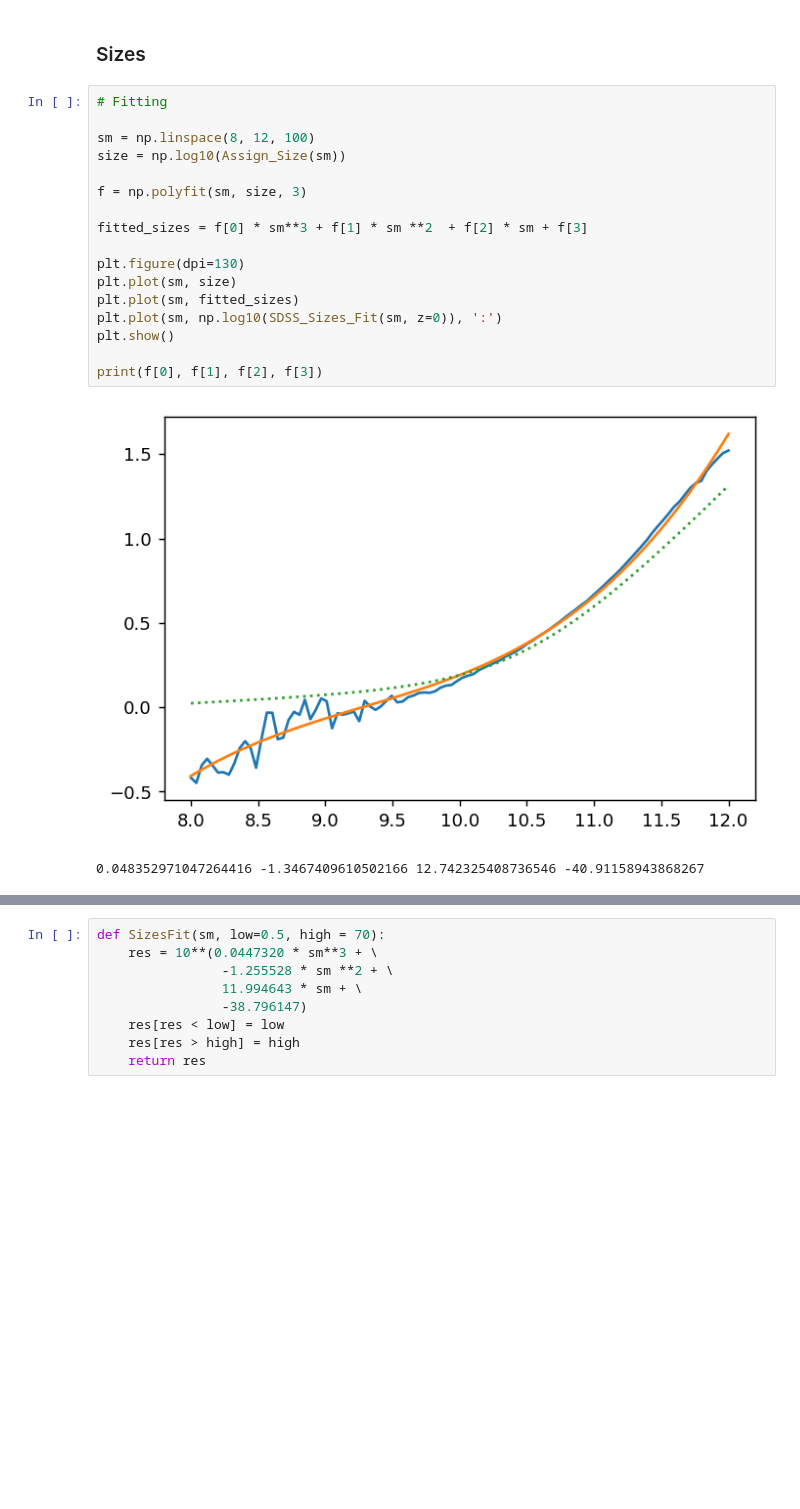
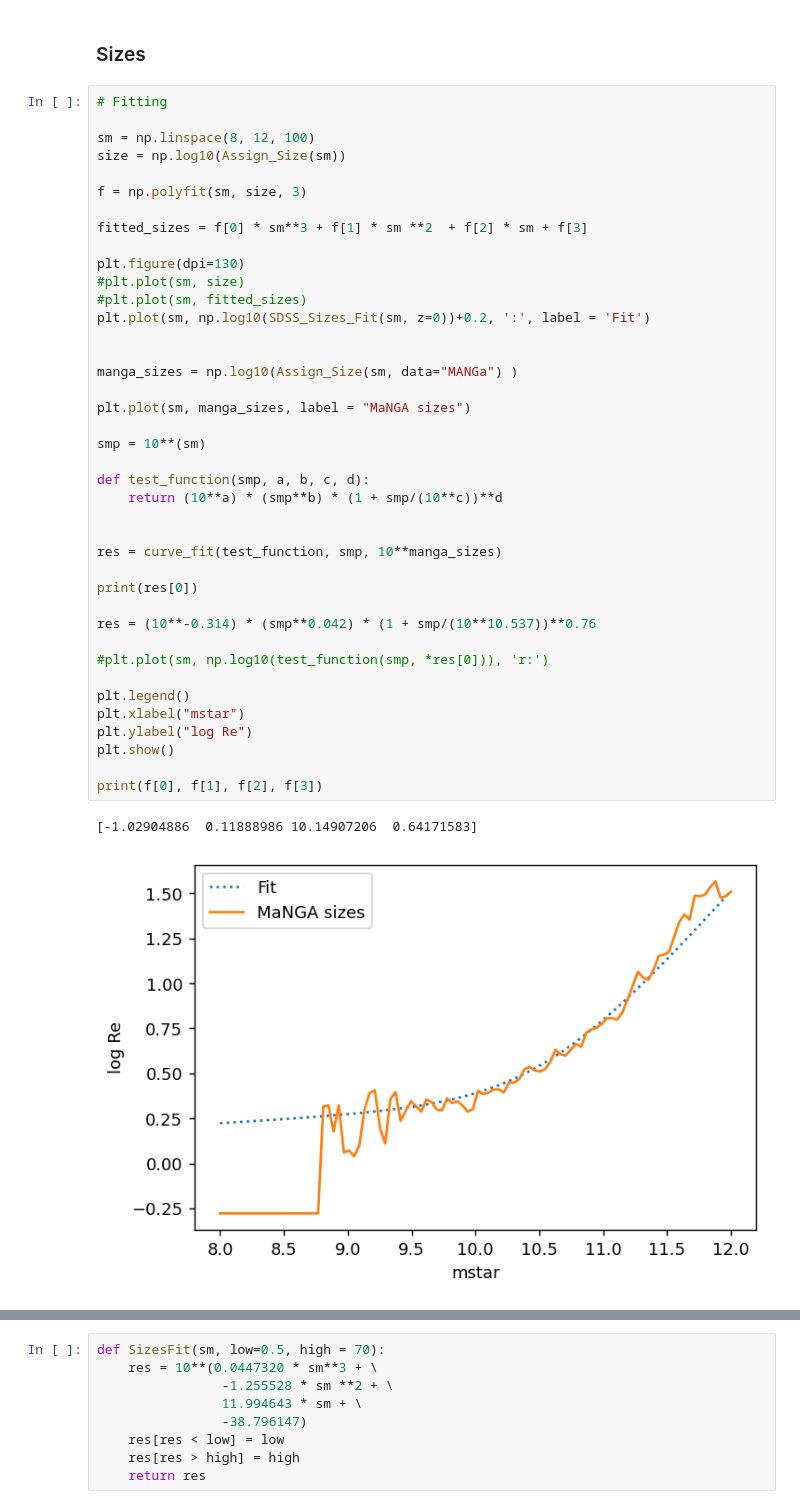
Before and after one commit to ChrisMarsden833/GalaxyTools, a Jupyter notebook: RelationsComparison.ipynb, the cells around one changed output, grey strips where cells are left out. Drawn from its saved outputs; the diff is of its cells as text; blank space fills up the shorter version.

```diff
--- a/RelationsComparison.ipynb
+++ b/RelationsComparison.ipynb
@@ -7,20 +8,43 @@ from SDSSExtractor import *
 # %%
 # Fitting
 
 sm = np.linspace(8, 12, 100)
 size = np.log10(Assign_Size(sm))
 
 f = np.polyfit(sm, size, 3)
 
 fitted_sizes = f[0] * sm**3 + f[1] * sm **2  + f[2] * sm + f[3]
 
 plt.figure(dpi=130)
-plt.plot(sm, size)
-plt.plot(sm, fitted_sizes)
-plt.plot(sm, np.log10(SDSS_Sizes_Fit(sm, z=0)), ':')
+#plt.plot(sm, size)
+#plt.plot(sm, fitted_sizes)
+plt.plot(sm, np.log10(SDSS_Sizes_Fit(sm, z=0))+0.2, ':', label = 'Fit')
+
+
+manga_sizes = np.log10(Assign_Size(sm, data="MANGa") )
+
+plt.plot(sm, manga_sizes, label = "MaNGA sizes")
+
+smp = 10**(sm)
+
+def test_function(smp, a, b, c, d):
+    return (10**a) * (smp**b) * (1 + smp/(10**c))**d
+
+
+res = curve_fit(test_function, smp, 10**manga_sizes)
+
+print(res[0])
+
+res = (10**-0.314) * (smp**0.042) * (1 + smp/(10**10.537))**0.76
+
+#plt.plot(sm, np.log10(test_function(smp, *res[0])), 'r:')
+
+plt.legend()
+plt.xlabel("mstar")
+plt.ylabel("log Re")
 plt.show()
 
 print(f[0], f[1], f[2], f[3])
 # %% [output]
+[-1.02904886  0.11888986 10.14907206  0.64171583]
-[figure, old version]
+[figure, new version]
-0.048352971047264416 -1.3467409610502166 12.742325408736546 -40.91158943868267
```
Also changed, not shown: parts of 4 cells of this notebook, 5 other files.
